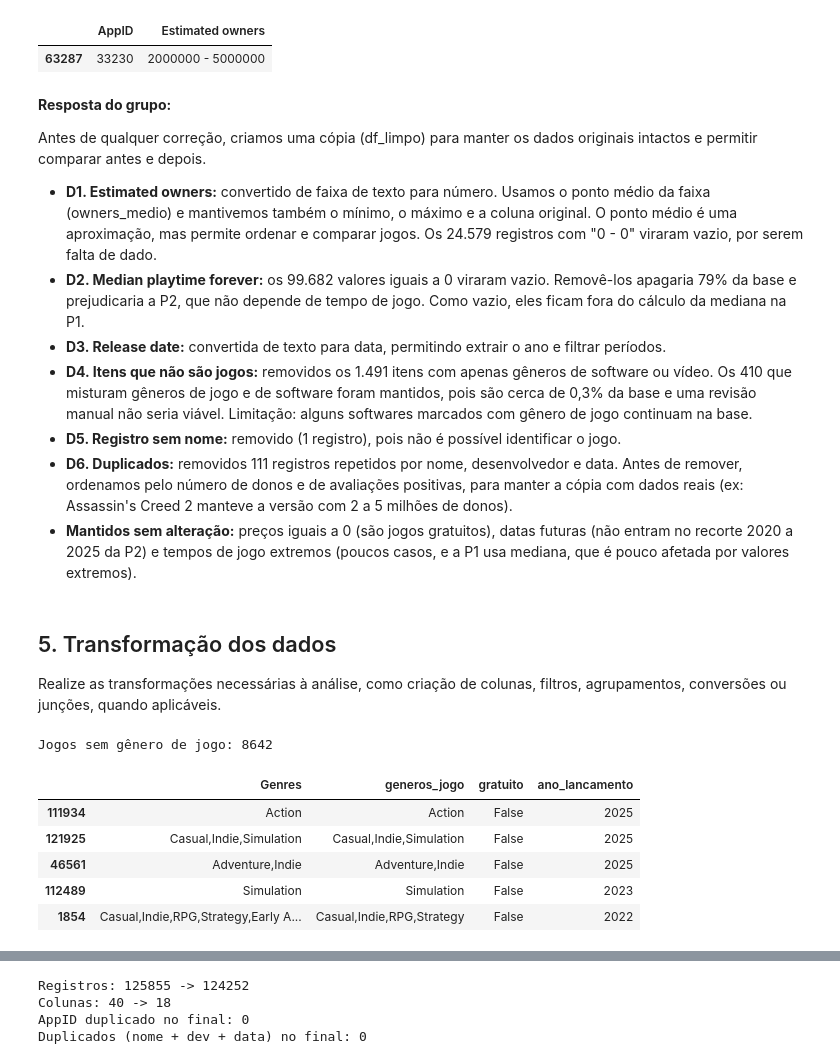
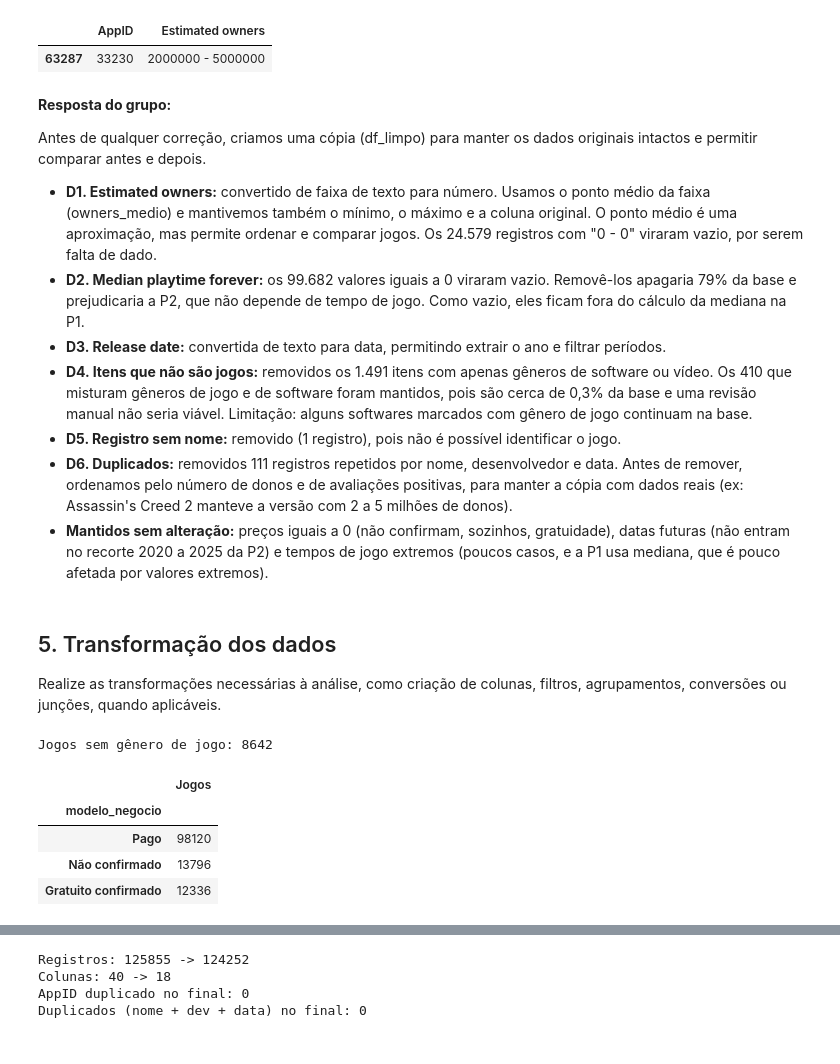
Before and after one commit to Gustavo-Delinski/Data-analytics, a Jupyter notebook: Cemplate_projeto_data_analytics_(1).ipynb, the cells around one changed output, grey strips where cells are left out. Saved outputs shown, nothing was run; the diff lists cells and outputs as text; code cells hidden in the pictures.

```diff
--- a/Cemplate_projeto_data_analytics_(1).ipynb
+++ b/Cemplate_projeto_data_analytics_(1).ipynb
@@ -78,0 +59,22 @@ Formato do DataFrame: (125855, 39)
+# %%
+import sys, subprocess, hashlib
+from pathlib import Path
+if 'google.colab' in sys.modules:
+    subprocess.check_call([sys.executable,'-m','pip','install','-q','pandas==2.2.3','numpy==2.1.2',
+        'matplotlib==3.9.2','seaborn==0.13.2','scikit-learn==1.6.1','pyspark==4.0.1',
+        'requests==2.32.3','kagglehub==0.3.13'])
+import pandas as pd
+import kagglehub
+HASH_BRUTO='1b48008b01a799d82385d6e66ba0cb65dd477b6aa4b6c2ec8c443025ab6880ad'
+candidatos=[Path('games.csv'),Path('/content/games.csv')]
+caminho_csv=next((p for p in candidatos if p.is_file()),None)
+if caminho_csv is None:
+    caminho_csv=Path(kagglehub.dataset_download('fronkongames/steam-games-dataset/versions/59',path='games.csv'))
+    if caminho_csv.is_dir():caminho_csv=caminho_csv/'games.csv'
+with caminho_csv.open('rb') as arquivo:
+    hash_obtido=hashlib.file_digest(arquivo,'sha256').hexdigest()
+if hash_obtido!=HASH_BRUTO:
+    raise ValueError('O CSV difere da cópia histórica: obtenha a versão documentada antes de executar.')
+df=pd.read_csv(caminho_csv)
+print('Formato da primeira leitura:',df.shape)
+print('SHA-256 conferido:',hash_obtido)
@@ -447,28 +446,27 @@ Antes de qualquer correção, criamos uma cópia (df_limpo) para manter os dados
 - **D4. Itens que não são jogos:** removidos os 1.491 itens com apenas gêneros de software ou vídeo. Os 410 que misturam gêneros de jogo e de software foram mantidos, pois são cerca de 0,3% da base e uma revisão manual não seria viável. Limitação: alguns softwares marcados com gênero de jogo continuam na base.
 - **D5. Registro sem nome:** removido (1 registro), pois não é possível identificar o jogo.
 - **D6. Duplicados:** removidos 111 registros repetidos por nome, desenvolvedor e data. Antes de remover, ordenamos pelo número de donos e de avaliações positivas, para manter a cópia com dados reais (ex: Assassin's Creed 2 manteve a versão com 2 a 5 milhões de donos).
-- **Mantidos sem alteração:** preços iguais a 0 (são jogos gratuitos), datas futuras (não entram no recorte 2020 a 2025 da P2) e tempos de jogo extremos (poucos casos, e a P1 usa mediana, que é pouco afetada por valores extremos).
+- **Mantidos sem alteração:** preços iguais a 0 (não confirmam, sozinhos, gratuidade), datas futuras (não entram no recorte 2020 a 2025 da P2) e tempos de jogo extremos (poucos casos, e a P1 usa mediana, que é pouco afetada por valores extremos).
 # %% [markdown]
 ## 5. Transformação dos dados
 
 Realize as transformações necessárias à análise, como criação de colunas, filtros, agrupamentos, conversões ou junções, quando aplicáveis.
 # %%
-df_limpo["generos_jogo"] = generos_de_jogo.str.join(",")
-df_limpo["generos_jogo"] = df_limpo["generos_jogo"].replace("", None)
-
-
-df_limpo["gratuito"] = (df_limpo["Price"] == 0) & (df_limpo["Genres"].str.contains("Free To Play", na=False))
-df_limpo["ano_lancamento"] = df_limpo["Release date"].dt.year
-
-print("Jogos sem gênero de jogo:", df_limpo["generos_jogo"].isna().sum())
-df_limpo[["Genres", "generos_jogo", "gratuito", "ano_lancamento"]].sample(5, random_state=1)
+import numpy as np
+df_limpo['generos_jogo']=generos_de_jogo.str.join(',').replace('',None)
+tag_f2p=df_limpo['Genres'].fillna('').str.split(',').apply(lambda xs:'Free To Play' in [x.strip() for x in xs])
+df_limpo['modelo_negocio']=np.select(
+    [df_limpo['Price'].eq(0)&tag_f2p,df_limpo['Price'].gt(0)],
+    ['Gratuito confirmado','Pago'],default='Não confirmado')
+df_limpo['ano_lancamento']=df_limpo['Release date'].dt.year
+print('Jogos sem gênero de jogo:',df_limpo['generos_jogo'].isna().sum())
+display(df_limpo['modelo_negocio'].value_counts().to_frame('Jogos'))
 # %% [output]
 Jogos sem gênero de jogo: 8642
-|  | Genres | generos_jogo | gratuito | ano_lancamento |
-| 111934 | Action | Action | False | 2025 |
-| 121925 | Casual,Indie,Simulation | Casual,Indie,Simulation | False | 2025 |
-| 46561 | Adventure,Indie | Adventure,Indie | False | 2025 |
-| 112489 | Simulation | Simulation | False | 2023 |
-| 1854 | Casual,Indie,RPG,Strategy,Early A... | Casual,Indie,RPG,Strategy | False | 2022 |
+|  | Jogos |
+| modelo_negocio |  |
+| Pago | 98120 |
+| Não confirmado | 13796 |
+| Gratuito confirmado | 12336 |
 # %%
 colunas_finais = ["AppID", "Name", "Release date", "ano_lancamento",
```
Also changed, not shown: parts of 53 cells of this notebook, 2 other files.
